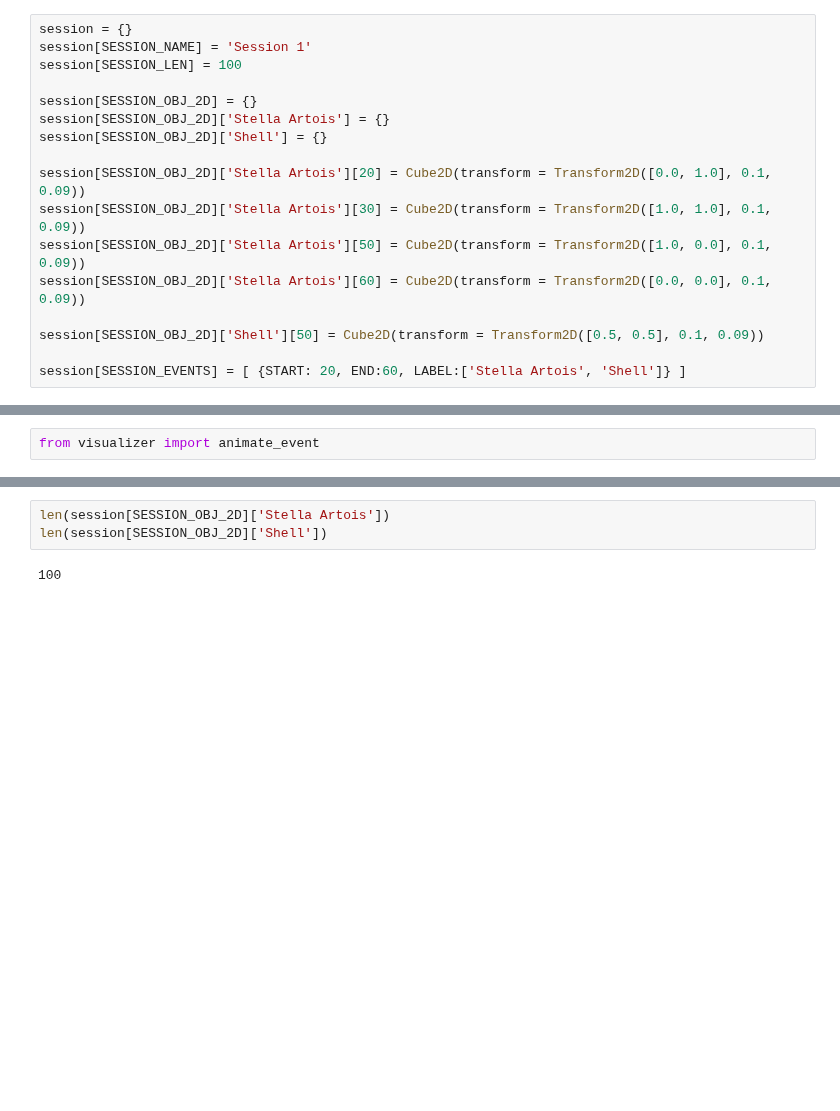
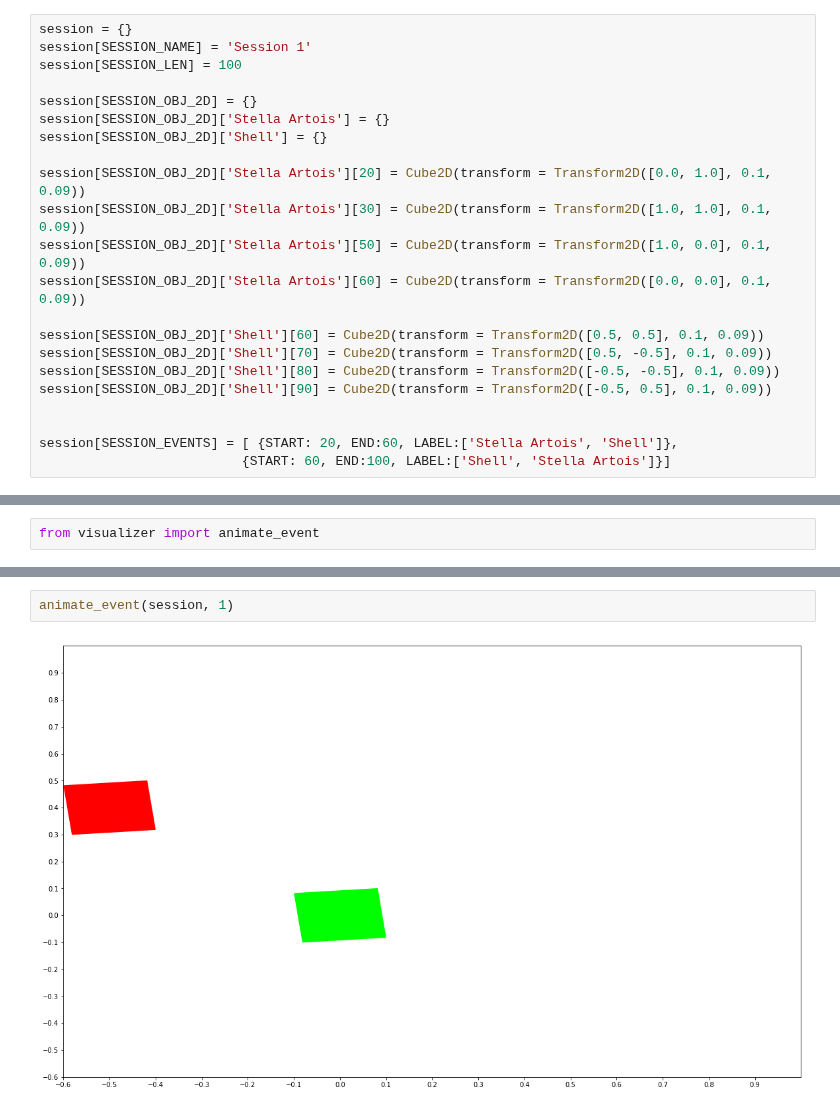
Before and after one commit to tuandnvn/learn-to-perform, a Jupyter notebook: notebooks/unittest.ipynb, the cells around one changed output, grey strips where cells are left out. Cells and saved outputs as stored; diff of their text form; blank space fills up the shorter version.

```diff
--- a/notebooks/unittest.ipynb
+++ b/notebooks/unittest.ipynb
@@ -65,9 +65,14 @@ session[SESSION_OBJ_2D]['Stella Artois'][30] = Cube2D(transform = Transform2D([1
 session[SESSION_OBJ_2D]['Stella Artois'][50] = Cube2D(transform = Transform2D([1.0, 0.0], 0.1, 0.09))
 session[SESSION_OBJ_2D]['Stella Artois'][60] = Cube2D(transform = Transform2D([0.0, 0.0], 0.1, 0.09))
 
-session[SESSION_OBJ_2D]['Shell'][50] = Cube2D(transform = Transform2D([0.5, 0.5], 0.1, 0.09))
+session[SESSION_OBJ_2D]['Shell'][60] = Cube2D(transform = Transform2D([0.5, 0.5], 0.1, 0.09))
+session[SESSION_OBJ_2D]['Shell'][70] = Cube2D(transform = Transform2D([0.5, -0.5], 0.1, 0.09))
+session[SESSION_OBJ_2D]['Shell'][80] = Cube2D(transform = Transform2D([-0.5, -0.5], 0.1, 0.09))
+session[SESSION_OBJ_2D]['Shell'][90] = Cube2D(transform = Transform2D([-0.5, 0.5], 0.1, 0.09))
 
-session[SESSION_EVENTS] = [ {START: 20, END:60, LABEL:['Stella Artois', 'Shell']} ]
+
+session[SESSION_EVENTS] = [ {START: 20, END:60, LABEL:['Stella Artois', 'Shell']},
+                          {START: 60, END:100, LABEL:['Shell', 'Stella Artois']}]
 # %%
 session
 # %% [output]
@@ -95,5 +106,4 @@ animate_event(session, 0)
-# %%
-len(session[SESSION_OBJ_2D]['Stella Artois'])
-len(session[SESSION_OBJ_2D]['Shell'])
-# %% [output]
-100
+# %%
+animate_event(session, 1)
+# %% [output]
+[figure, added]
```
Also changed, not shown: parts of 11 cells of this notebook, 6 other files.
